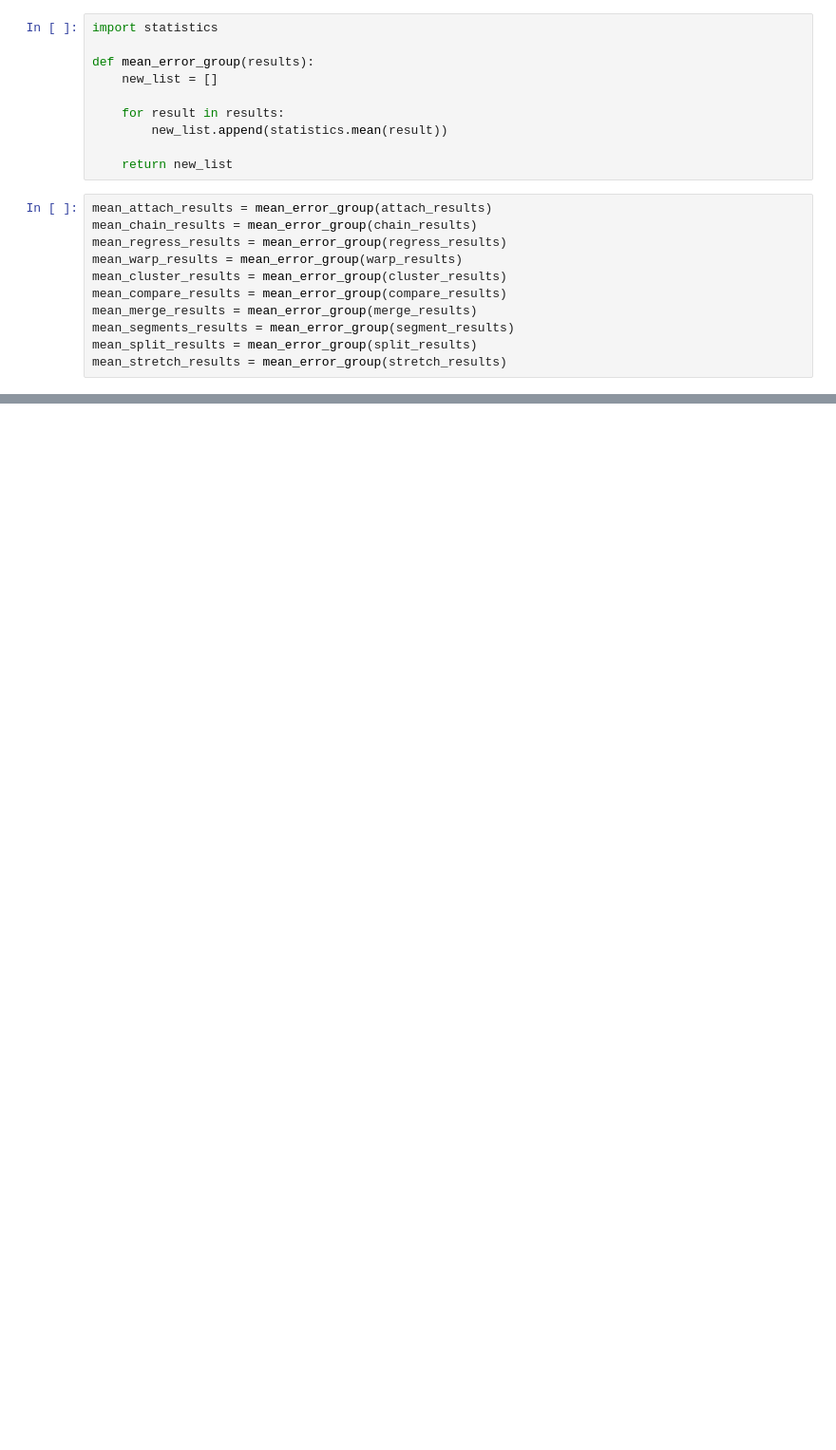
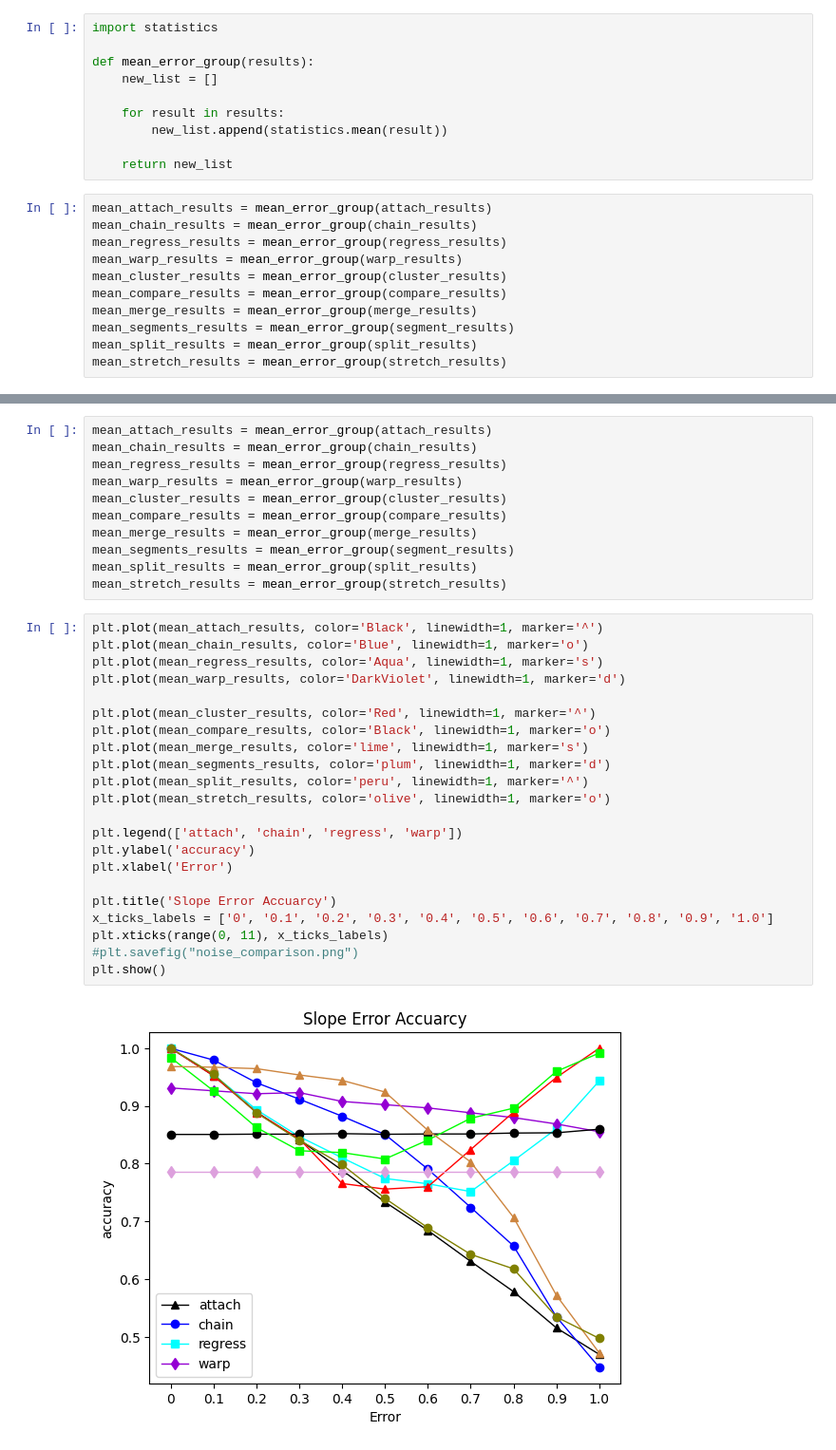
Before and after one commit to Jsosau24/CS421-project1, a Jupyter notebook: 2-Simulate-correction-on-synthetic-dataset-noise.ipynb, the cells around one changed output, grey strips where cells are left out. Shown at 95% size. Drawn from its saved outputs; the diff is of its cells as text; blank space fills up the shorter version.

```diff
--- a/2-Simulate-correction-on-synthetic-dataset-noise.ipynb
+++ b/2-Simulate-correction-on-synthetic-dataset-noise.ipynb
@@ -226,0 +322,35 @@ mean warp: 0.9814814814814815
+# %%
+mean_attach_results = mean_error_group(attach_results)
+mean_chain_results = mean_error_group(chain_results)
+mean_regress_results = mean_error_group(regress_results)
+mean_warp_results = mean_error_group(warp_results)
+mean_cluster_results = mean_error_group(cluster_results)
+mean_compare_results = mean_error_group(compare_results)
+mean_merge_results = mean_error_group(merge_results)
+mean_segments_results = mean_error_group(segment_results)
+mean_split_results = mean_error_group(split_results)
+mean_stretch_results = mean_error_group(stretch_results)
+# %%
+plt.plot(mean_attach_results, color='Black', linewidth=1, marker='^')
+plt.plot(mean_chain_results, color='Blue', linewidth=1, marker='o')
+plt.plot(mean_regress_results, color='Aqua', linewidth=1, marker='s')
+plt.plot(mean_warp_results, color='DarkViolet', linewidth=1, marker='d')
+
+plt.plot(mean_cluster_results, color='Red', linewidth=1, marker='^')
+plt.plot(mean_compare_results, color='Black', linewidth=1, marker='o')
+plt.plot(mean_merge_results, color='lime', linewidth=1, marker='s')
+plt.plot(mean_segments_results, color='plum', linewidth=1, marker='d')
+plt.plot(mean_split_results, color='peru', linewidth=1, marker='^')
+plt.plot(mean_stretch_results, color='olive', linewidth=1, marker='o')
+
+plt.legend(['attach', 'chain', 'regress', 'warp'])
+plt.ylabel('accuracy')
+plt.xlabel('Error')
+
+plt.title('Slope Error Accuarcy')
+x_ticks_labels = ['0', '0.1', '0.2', '0.3', '0.4', '0.5', '0.6', '0.7', '0.8', '0.9', '1.0']
+plt.xticks(range(0, 11), x_ticks_labels)
+#plt.savefig("noise_comparison.png")
+plt.show()
+# %% [output]
+[figure, added]
```
Also changed, not shown: parts of 23 cells of this notebook, 2 other files.
